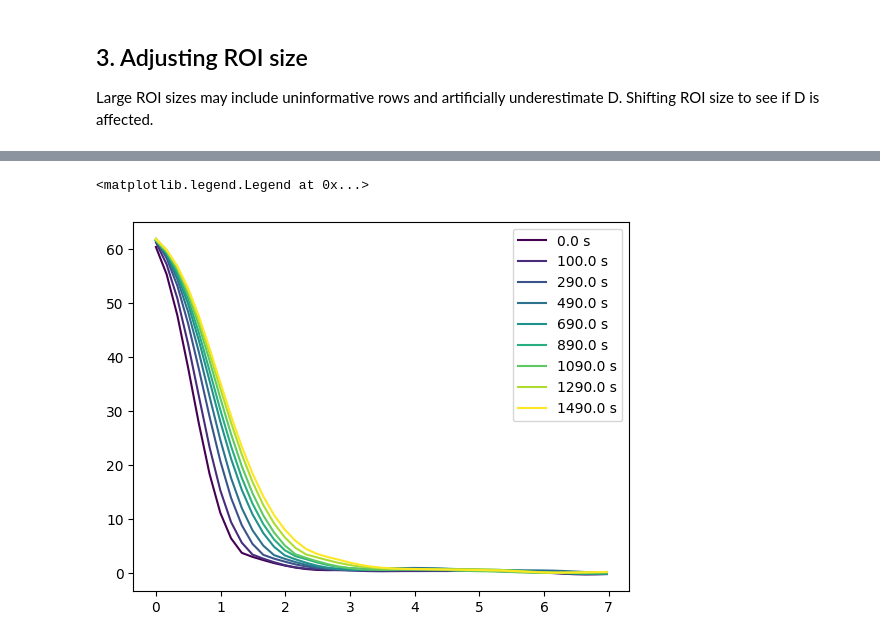
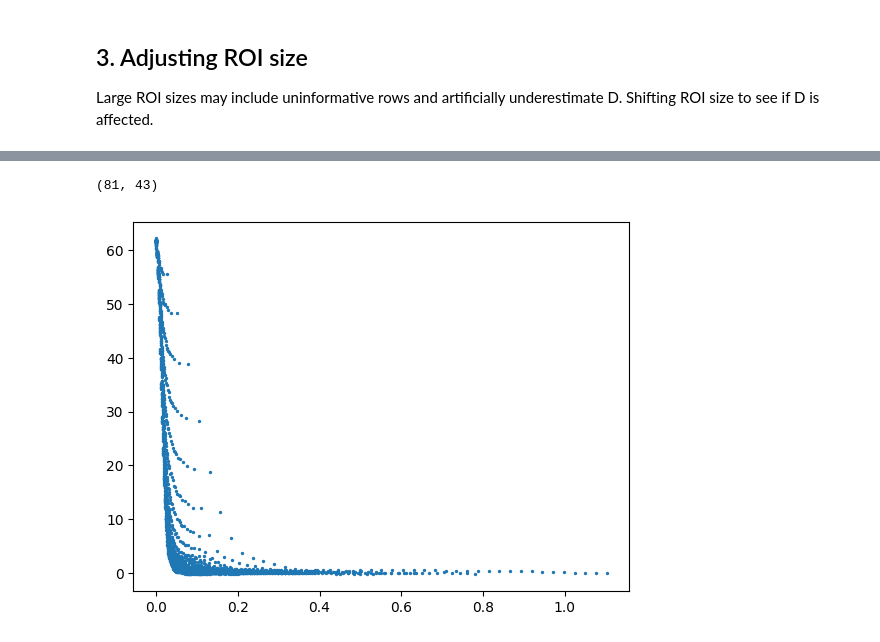
Before and after one commit to isaackh28/diff_tests, a Jupyter notebook: fit_diff.ipynb, the cells around one changed output, grey strips where cells are left out. Drawn from its saved outputs; the diff is of its cells as text; code cells hidden in the pictures.

Commit message:
Add Boltzmann-Matano analysis

```diff
--- a/fit_diff.ipynb
+++ b/fit_diff.ipynb
@@ -633,14 +667,37 @@ True
+# %%
+# ---- Boltzmann transformation ----
+def boltzmann(depth, time):
+    eta = depth / (2 * np.sqrt(time))
+    return eta
+# %%
+conc.shape
+# %% [output]
+(81, 43)
+# %%
+# Preparing for plotting eta vs. concentration
+time_filt = time[1:] # removing t = 0 to avoid division by zero
+conc_filt = conc[1:, :]
+
+time_grid, depth_grid = np.meshgrid(time_filt, depth, indexing = "ij")
+
+eta_grid = boltzmann(depth_grid, time_grid)
+
+assert eta_grid.shape == conc_filt.shape, f"Shape mismatch! Eta is {eta_grid.shape}, Conc is {conc_filt.shape}"
+
+# Flattening and sorting by eta
+eta_flat = eta_grid.ravel()
+conc_flat = conc_filt.ravel()
+
+sorted_pairs = sorted(zip(eta_flat, conc_flat))
+eta_sorted = [eta for eta, _ in sorted_pairs]
+conc_sorted = [conc for _, conc in sorted_pairs]
+
+eta_sorted = np.asarray(eta_sorted)
+conc_sorted = np.asarray(conc_sorted)
 # %%
-n_profs = len(range(0, len(time), 10))
-cmap = plt.get_cmap("viridis")
-colors = cmap(np.linspace(0, 1, n_profs))
-
+# ---- Plotting ----
 fig, ax = plt.subplots()
-j = 0
-for i in range(0, len(time), 10):
-    ax.plot(depth, conc[i, :], label = f"{time[i]} s", color = colors[j])
-    j += 1
-ax.legend()
+ax.scatter(eta_sorted, conc_sorted, s = 2)
+plt.show()
 # %% [output]
-<matplotlib.legend.Legend at 0x...>
-[figure, old version]
+[figure, new version]
```
Also changed, not shown: parts of 15 cells of this notebook.
